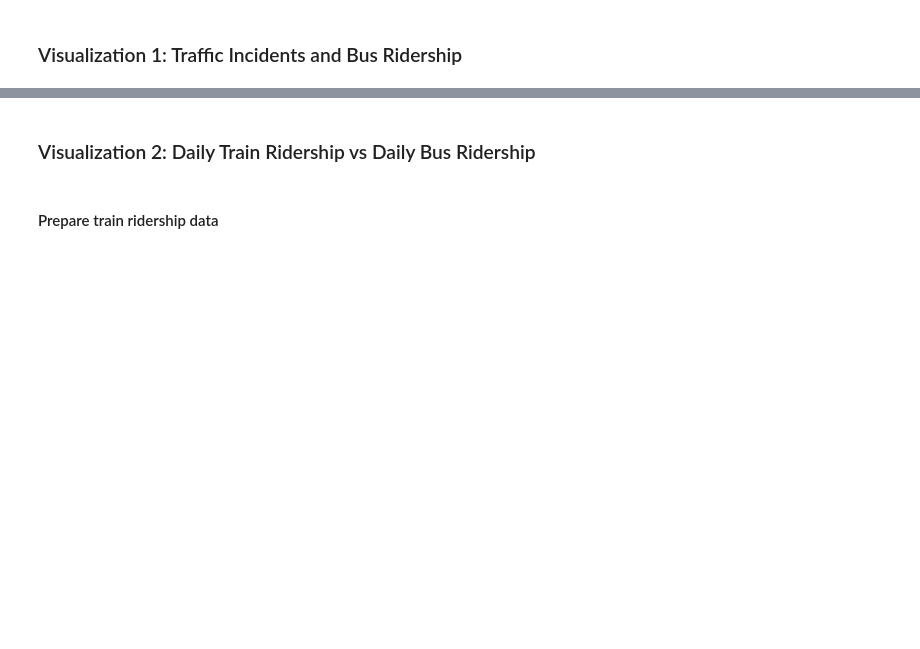
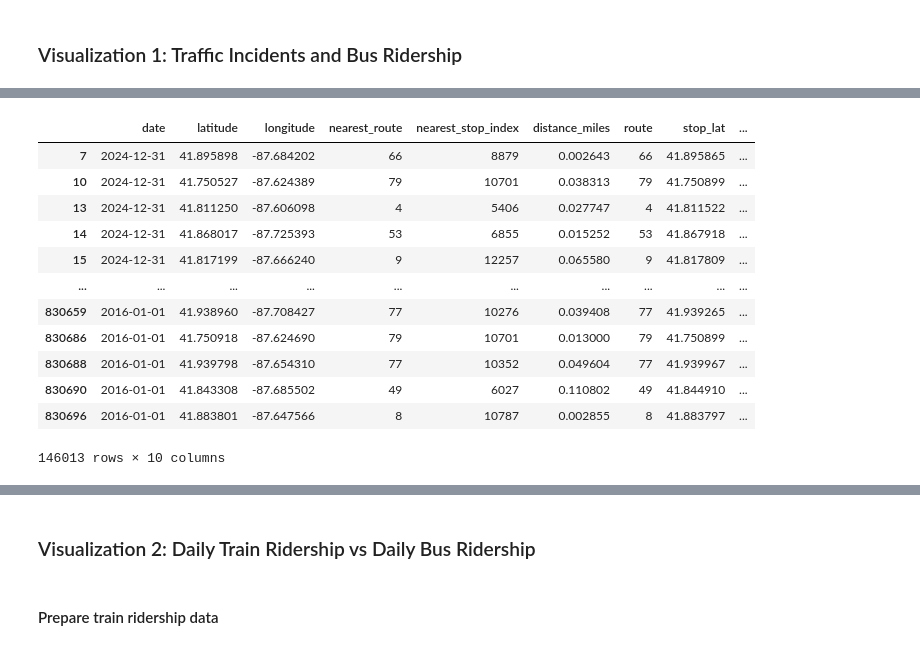
Before and after one commit to chance-roberts/DATA6330_RobertsC, a Jupyter notebook: RobertsC_DATA6330.ipynb, the cells around one changed output, grey strips where cells are left out. Drawn from its saved outputs; the diff is of its cells as text; code cells hidden in the pictures; blank space fills up the shorter version.

```diff
--- a/RobertsC_DATA6330.ipynb
+++ b/RobertsC_DATA6330.ipynb
@@ -602,3 +729,19 @@ year_bus_summary_stats
+# %%
+top_10_crash_counts
+# %% [output]
+|  | date | latitude | longitude | nearest_route | nearest_stop_index | distance_miles | route | stop_lat | ... |
+| 7 | 2024-12-31 | 41.895898 | -87.684202 | 66 | 8879 | 0.002643 | 66 | 41.895865 | ... |
+| 10 | 2024-12-31 | 41.750527 | -87.624389 | 79 | 10701 | 0.038313 | 79 | 41.750899 | ... |
+| 13 | 2024-12-31 | 41.811250 | -87.606098 | 4 | 5406 | 0.027747 | 4 | 41.811522 | ... |
+| 14 | 2024-12-31 | 41.868017 | -87.725393 | 53 | 6855 | 0.015252 | 53 | 41.867918 | ... |
+| 15 | 2024-12-31 | 41.817199 | -87.666240 | 9 | 12257 | 0.065580 | 9 | 41.817809 | ... |
+| ... | ... | ... | ... | ... | ... | ... | ... | ... | ... |
+| 830659 | 2016-01-01 | 41.938960 | -87.708427 | 77 | 10276 | 0.039408 | 77 | 41.939265 | ... |
+| 830686 | 2016-01-01 | 41.750918 | -87.624690 | 79 | 10701 | 0.013000 | 79 | 41.750899 | ... |
+| 830688 | 2016-01-01 | 41.939798 | -87.654310 | 77 | 10352 | 0.049604 | 77 | 41.939967 | ... |
+| 830690 | 2016-01-01 | 41.843308 | -87.685502 | 49 | 6027 | 0.110802 | 49 | 41.844910 | ... |
+| 830696 | 2016-01-01 | 41.883801 | -87.647566 | 8 | 10787 | 0.002855 | 8 | 41.883797 | ... |
+146013 rows × 10 columns
 # %%
 route = 121
 route = str(route)
```
Also changed, not shown: parts of 19 cells of this notebook.
